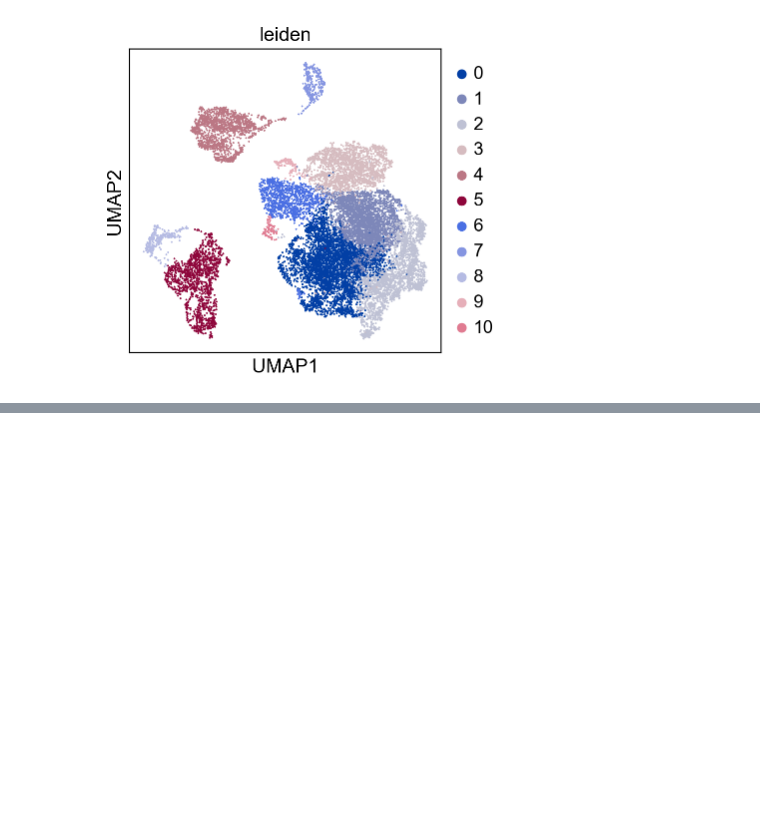
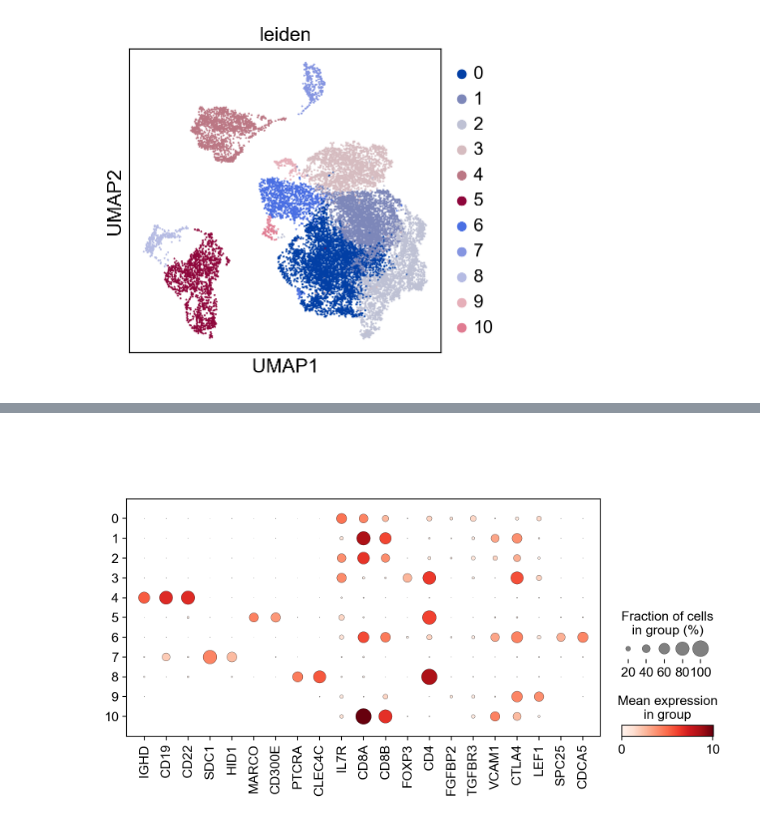
Before and after one commit to meg-bit/immune-cells-TIME-single-cell-anti-PD-1, a Jupyter notebook: 01single_cell_annotation.ipynb, the cells around one changed output, grey strips where cells are left out. Drawn from its saved outputs; the diff is of its cells as text; code cells hidden in the pictures; blank space fills up the shorter version.

Commit message:
Set marker genes for annotation (some are mixed in a cluster)

```diff
--- a/01single_cell_annotation.ipynb
+++ b/01single_cell_annotation.ipynb
@@ -291,0 +268,37 @@ marker_genes
+# %%
+# set() removes duplicate; then list() converts back to a list
+# marker_genes = list(set(['IGHD', 'CD19', 'CD22', # B-cells
+#                          'SDC1', 'IGLV6-57', # Plasma cells
+#                          'MARCO', 'CD300E', # Monocytes/Macrophages
+#                          'PTCRA', 'CLEC4C', # Dendritic cells
+#                          'LMNA', 'IL7R', # Lymphocytes
+#                          'CD8A', 'CD8B', # Exhausted CD8+ T-cells
+#                          'FOXP3', 'CD4', # Regulatory T-cells
+#                          'FGFBP2', 'TGFBR3', # Cytotoxic T-cells
+#                          'VCAM1', 'CTLA4', # Exhausted/HS CD8+ T-cells
+#                          'LEF1', 'IL7R', # Memory T-cells
+#                          'SPC25', 'CDCA5' # Exhausted lymphocytes
+# #                 'CD3E', 'CD2', # T cells
+# #                 'CD4', 'CD3E', # CD4 T cells
+# #                 'CD8A', 'CD8B', # CD8 T cells
+# #                 'FOXP3', 'CD3E', 'CTLA4', 'IL2RA' # Regulatory T cells
+# #                 'FOXP3', 'CD3E', 'CD4', # Regulatory CD4 T cells
+# #                 'FOXP3', 'CD3E', 'CD8A', 'CD8B'# Regulatory CD8 T cells
+# #                 'FOXP3', 'CD3E', 'CD4', 'CD8A', 'CD8B'# Regulatory CD4/CD8 T cells
+# #                 'CD3E', 'NCR1', 'NCAMa', # NKT cells
+# #                 'FCGR3A', # NK cells
+# #                 'CD3E', 'CD2', 'CD28' # Activated T cells
+#                ]))
+marker_genes = list(OrderedDict.fromkeys(['IGHD', 'CD19', 'CD22', # B-cells
+                         'SDC1', 'HID1', # Plasma cells
+                         'MARCO', 'CD300E', # Monocytes/Macrophages
+                         'PTCRA', 'CLEC4C', # Dendritic cells
+                         'IL7R', # Lymphocytes
+                         'CD8A', 'CD8B', # Exhausted CD8+ T-cells
+                         'FOXP3', 'CD4', # Regulatory T-cells
+                         'FGFBP2', 'TGFBR3', # Cytotoxic T-cells
+                         'VCAM1', 'CTLA4', # Exhausted/HS CD8+ T-cells
+                         'LEF1', 'IL7R', # Memory T-cells
+                         'SPC25', 'CDCA5' # Exhausted lymphocytes
+                                         ]))
+marker_genes
@@ -291,0 +323,4 @@ marker_genes
+# %%
+sc.pl.dotplot(adata, marker_genes, groupby='leiden')
+# %% [output]
+[figure, added]
```
Also changed, not shown: parts of 11 cells of this notebook.
